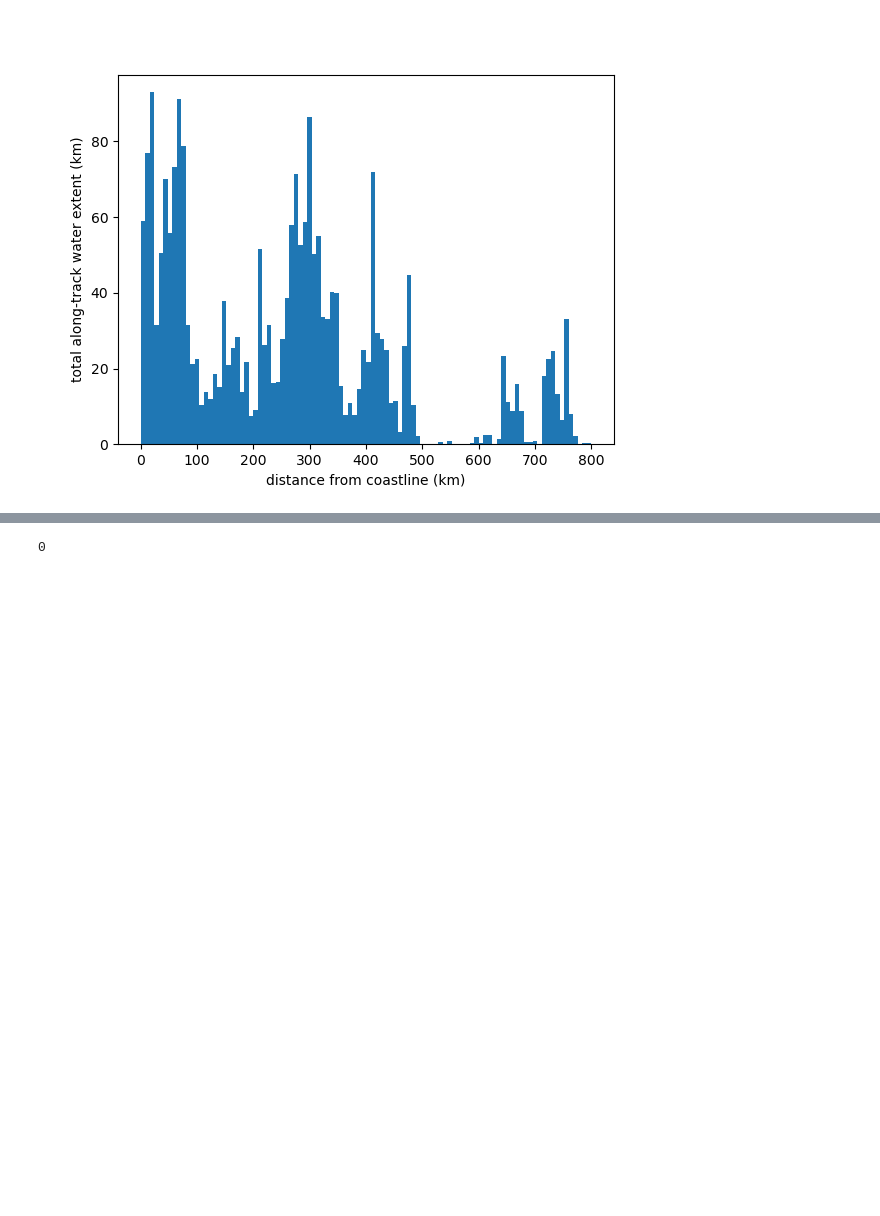
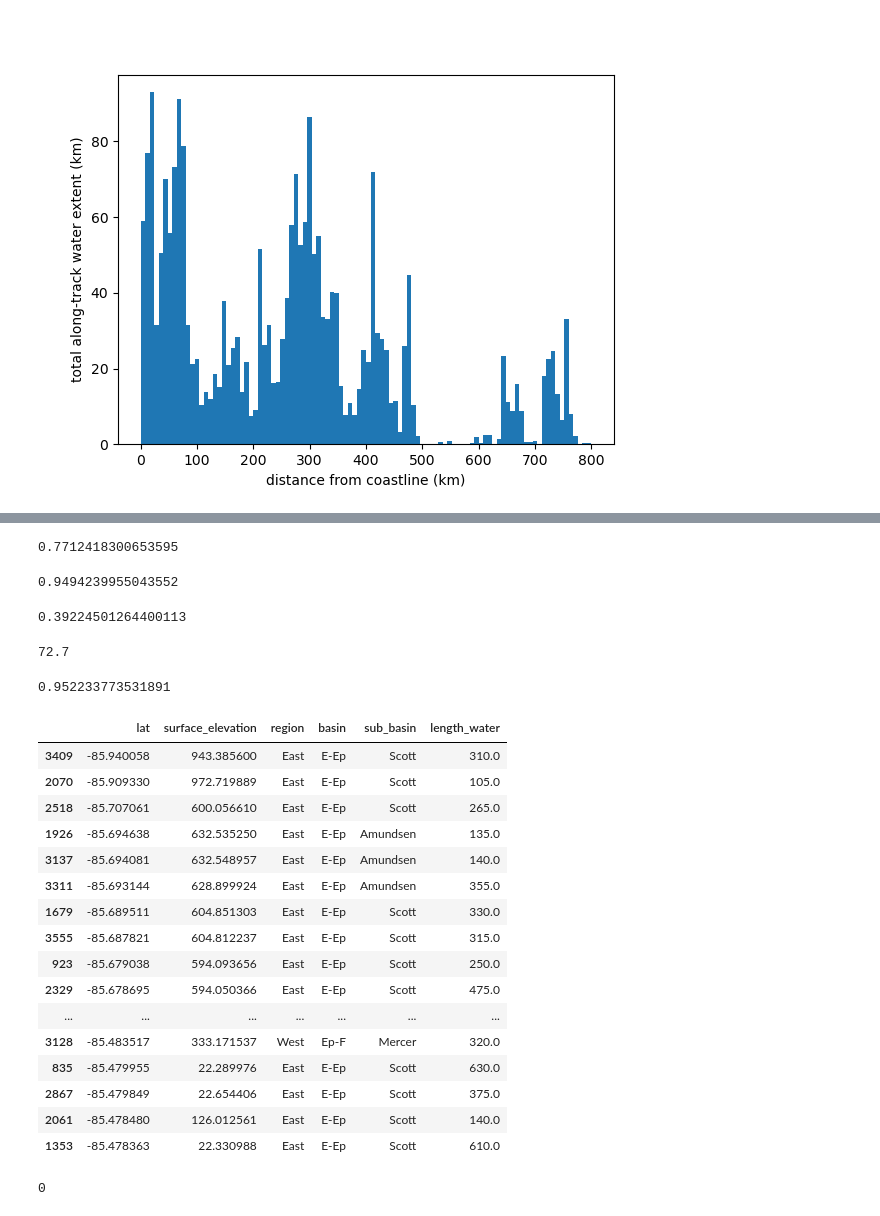
Before and after one commit to fliphilipp/antarctica-supraglacial-lake-depths-figures, a Jupyter notebook: 02-stats.ipynb, the cells around one changed output, grey strips where cells are left out. Cells and saved outputs as stored; diff of their text form; code cells hidden in the pictures; blank space fills up the shorter version.

```diff
--- a/02-stats.ipynb
+++ b/02-stats.ipynb
@@ -1139,3 +1466,43 @@ Text(0, 0.5, 'total along-track water extent (km)')
+# %%
+floatWAIS.sum() / wais.sum()
+# %% [output]
+0.7712418300653595
+# %%
+(gdfg.dist_GL.abs()/1000 < 25).mean()
+# %% [output]
+0.9494239955043552
+# %%
+gdfg.grounded.mean()
+# %% [output]
+0.39224501264400113
+# %%
+54.9+17.8
+# %% [output]
+72.7
+# %%
+(gdfg.surface_elevation < 500).mean()
+# %% [output]
+0.952233773531891
+# %%
+gdfg.sort_values(by='lat', ascending=True)[['lat', 'surface_elevation', 'region','basin', 'sub_basin', 'length_water']].iloc[:50]
+# %% [output]
+|  | lat | surface_elevation | region | basin | sub_basin | length_water |
+| 3409 | -85.940058 | 943.385600 | East | E-Ep | Scott | 310.0 |
+| 2070 | -85.909330 | 972.719889 | East | E-Ep | Scott | 105.0 |
+| 2518 | -85.707061 | 600.056610 | East | E-Ep | Scott | 265.0 |
+| 1926 | -85.694638 | 632.535250 | East | E-Ep | Amundsen | 135.0 |
+| 3137 | -85.694081 | 632.548957 | East | E-Ep | Amundsen | 140.0 |
+| 3311 | -85.693144 | 628.899924 | East | E-Ep | Amundsen | 355.0 |
+| 1679 | -85.689511 | 604.851303 | East | E-Ep | Scott | 330.0 |
+| 3555 | -85.687821 | 604.812237 | East | E-Ep | Scott | 315.0 |
+| 923 | -85.679038 | 594.093656 | East | E-Ep | Scott | 250.0 |
+| 2329 | -85.678695 | 594.050366 | East | E-Ep | Scott | 475.0 |
+| ... | ... | ... | ... | ... | ... | ... |
+| 3128 | -85.483517 | 333.171537 | West | Ep-F | Mercer | 320.0 |
+| 835 | -85.479955 | 22.289976 | East | E-Ep | Scott | 630.0 |
+| 2867 | -85.479849 | 22.654406 | East | E-Ep | Scott | 375.0 |
+| 2061 | -85.478480 | 126.012561 | East | E-Ep | Scott | 140.0 |
+| 1353 | -85.478363 | 22.330988 | East | E-Ep | Scott | 610.0 |
 # %%
 base_dir = '../GLD3_complete/AIS/'
 context_dir = 'detection_context/'
```
Also changed, not shown: parts of 18 cells of this notebook, 6 other files.
